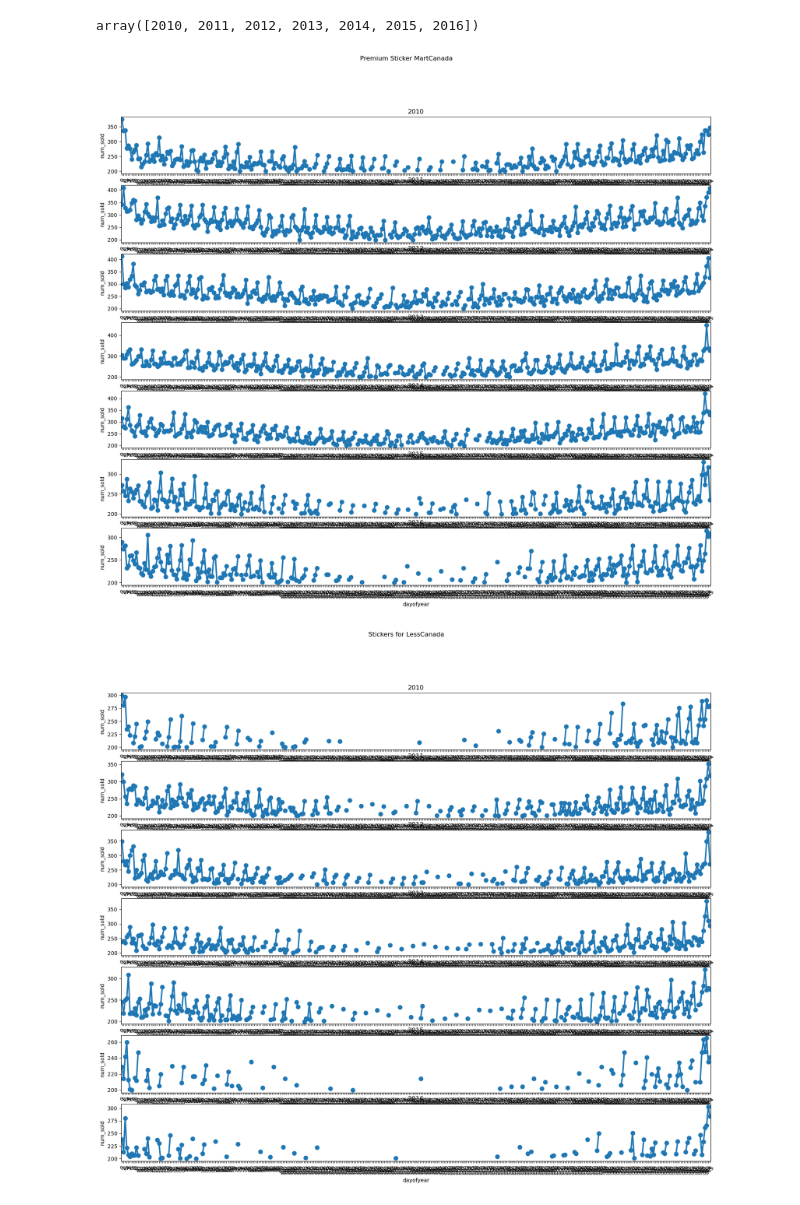
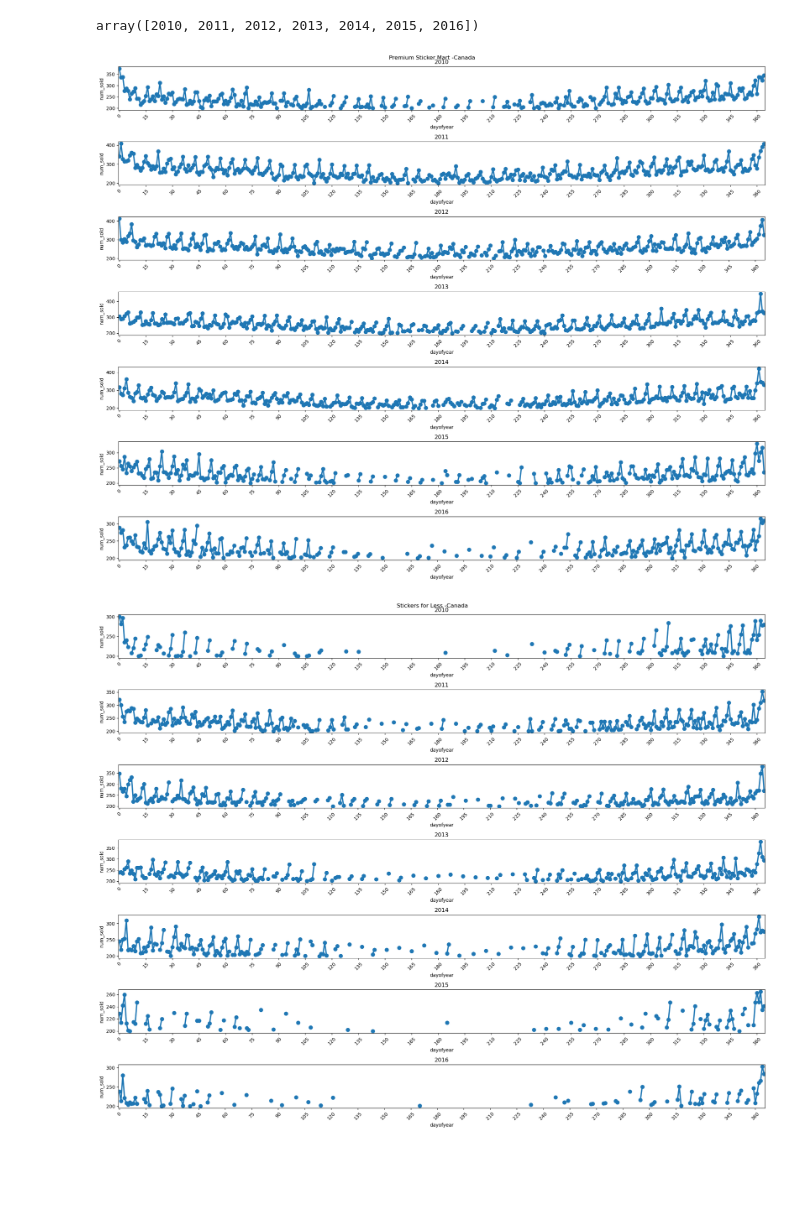
Before and after one commit to ricrichardthomas1/kaggle_sticker, a Jupyter notebook: sticker.ipynb, the cells around one changed output. Cells and saved outputs as stored; diff of their text form; code cells hidden in the pictures; blank space fills up the shorter version.

```diff
--- a/sticker.ipynb
+++ b/sticker.ipynb
@@ -139,20 +139,21 @@ array([2010, 2011, 2012, 2013, 2014, 2015, 2016])
 # %%
 countries = ['Canada', 'Kenya']
 stores = ['Premium Sticker Mart', 'Stickers for Less']
 figures = []
 
 for country in countries:
     for store in stores:
         fig, axs = plt.subplots(7,1, figsize=(20,16))
         for n, year in enumerate(train['year'].unique()):
             country_data = train[(train['country'] == country) & (train['store'] == store) & (train['product'] == "Holographic Goose") & (train['year'] == year)]
-            sns.pointplot(x='dayofyear', y='num_sold',data=country_data, ax=axs[n],)
-            axs[n].set_xticklabels(axs[n].get_xticks(), rotation=45)
+            sns.pointplot(x='dayofyear', y='num_sold',data=country_data, ax=axs[n])
+            ticks = axs[n].get_xticks()[::15]
+            axs[n].set_xticks(ticks,labels = ticks,rotation=45)
             axs[n].set_title(year)
-            plt.suptitle(store+country)
+            plt.suptitle(store+" -"+country)
+            plt.tight_layout()
             figures.append(fig)
     # plt.suptitle(country)
-plt.tight_layout()
 # %% [output]
-[figure, old version]
+[figure, new version]
-[figure, old version]
+[figure, new version]
```
Also changed, not shown: parts of 8 cells of this notebook.
